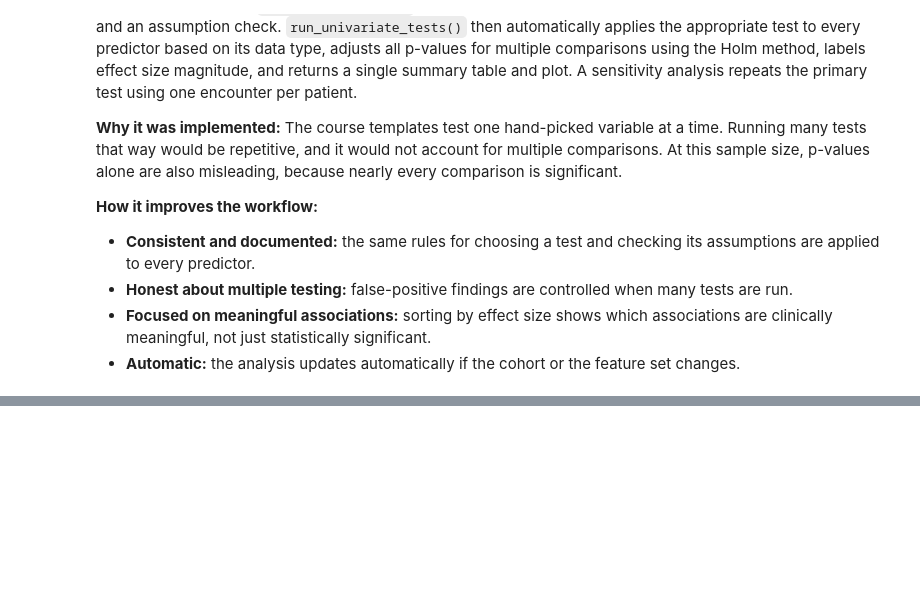
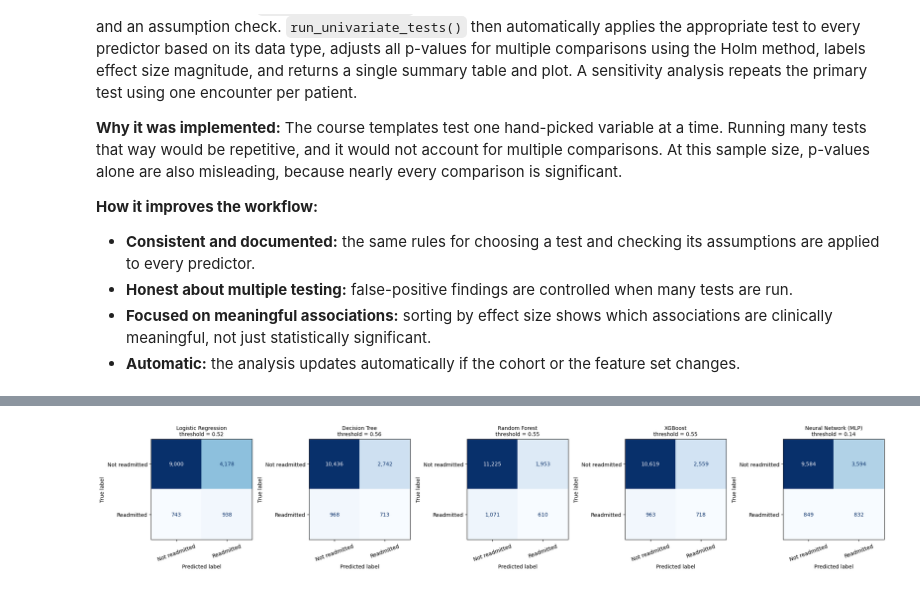
Before and after one commit to audreybyrne03/HSE751-Final-Project, a Jupyter notebook: Diabetes_Readmission_Pipeline.ipynb, the cells around one changed output, grey strips where cells are left out. Cells and saved outputs as stored; diff of their text form; code cells hidden in the pictures; blank space fills up the shorter version.

```diff
--- a/Diabetes_Readmission_Pipeline.ipynb
+++ b/Diabetes_Readmission_Pipeline.ipynb
@@ -1595,0 +2065,14 @@ Nine categorical predictors contain rare categories with expected counts below 5
+# %%
+# Confusion matrices on the test set (at each model's tuned threshold)
+fig, axes = plt.subplots(1, len(model_outputs), figsize=(4.2 * len(model_outputs), 4))
+for ax, (name, out) in zip(axes, model_outputs.items()):
+    y_pred = (out["test_probabilities"] >= out["threshold"]).astype(int)
+    ConfusionMatrixDisplay(confusion_matrix(y_test, y_pred),
+                           display_labels=["Not readmitted", "Readmitted"]).plot(
+        ax=ax, cmap="Blues", colorbar=False, values_format=",")
+    ax.set_title(f"{name}\nthreshold = {out['threshold']:.2f}", fontsize=10)
+    ax.tick_params(axis="x", labelrotation=20)
+plt.tight_layout()
+plt.show()
+# %% [output]
+[figure, added]
```
Also changed, not shown: parts of 25 cells of this notebook.
